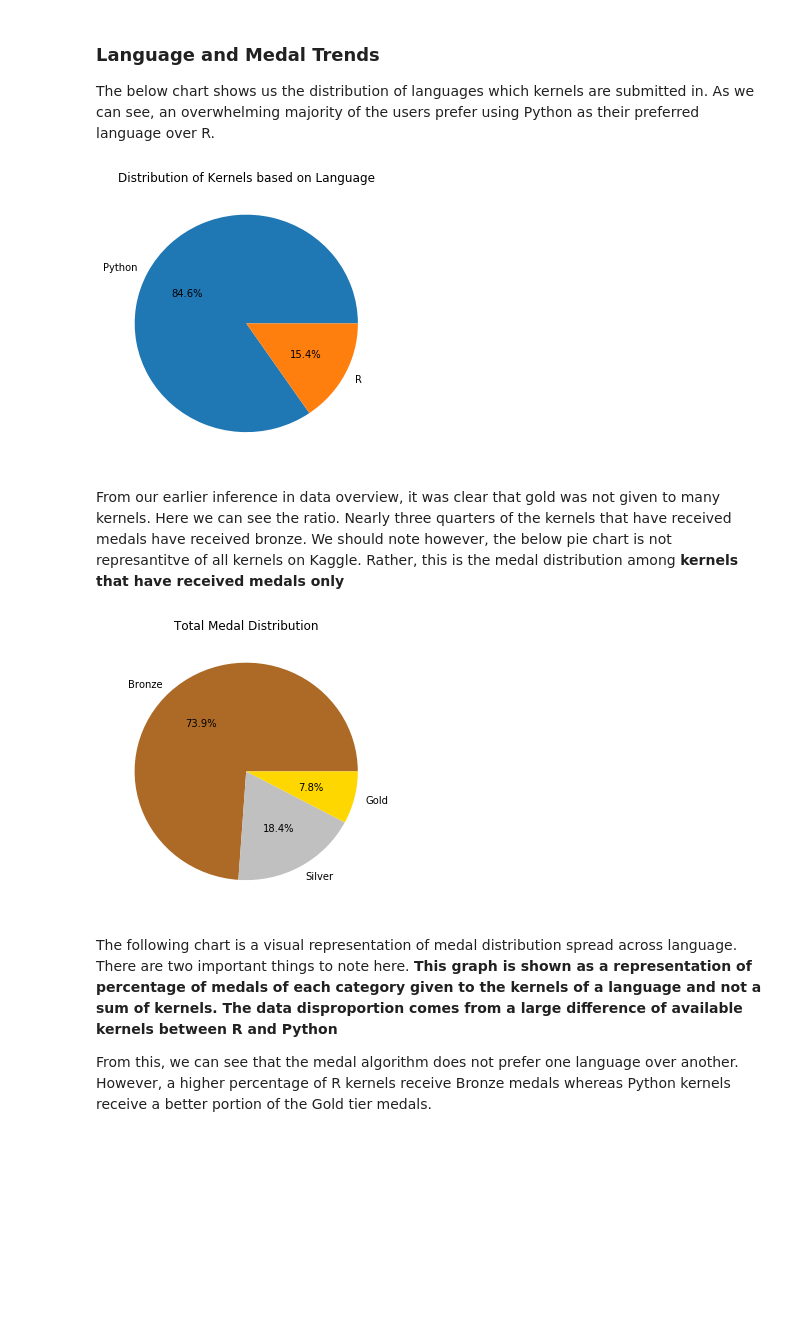
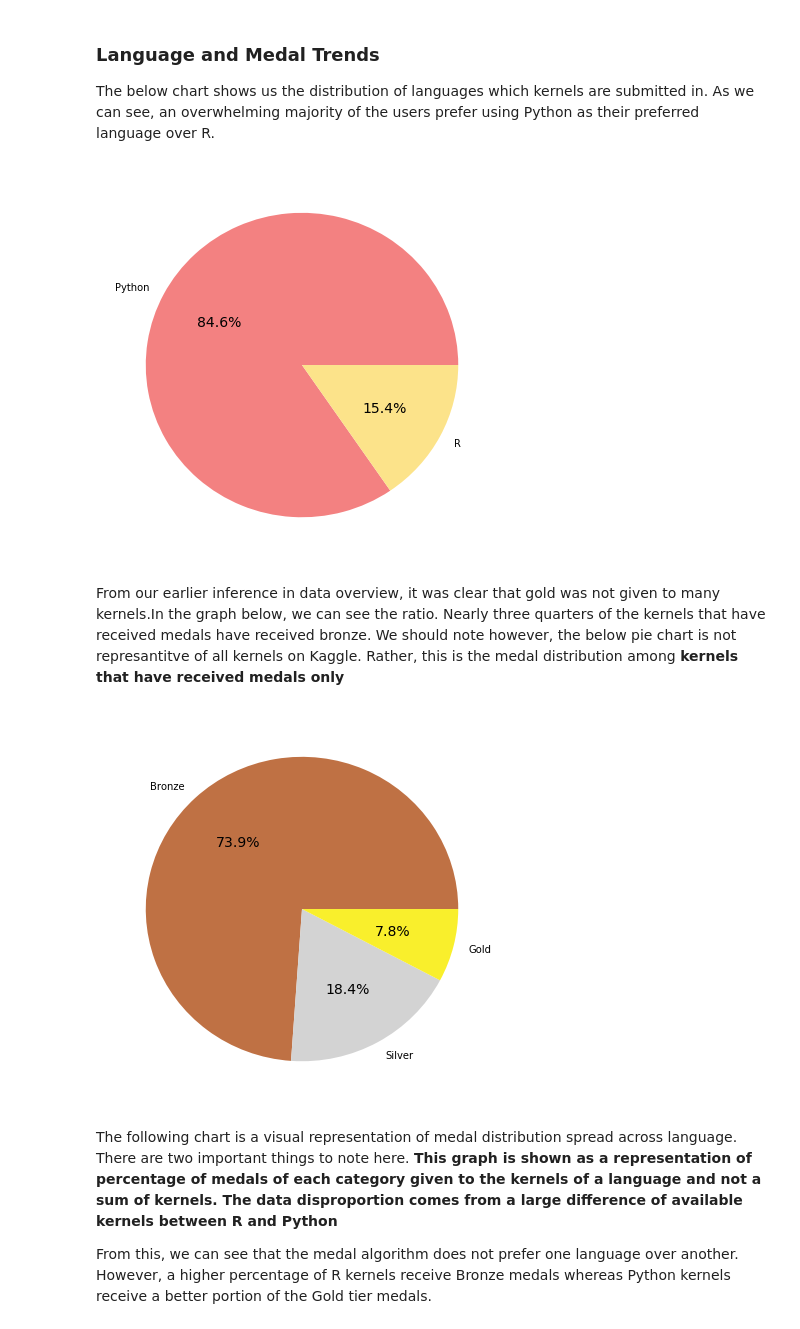
Before and after one commit to aravindpanil/Recommender, a Jupyter notebook: Kernels/Aravind_EDA.ipynb, the cells around one changed output. Cells and saved outputs as stored; diff of their text form; code cells hidden in the pictures; blank space fills up the shorter version.

```diff
--- a/Kernels/Aravind_EDA.ipynb
+++ b/Kernels/Aravind_EDA.ipynb
@@ -26,6 +28,9 @@ $( document ).ready(code_toggle);
 <a href="javascript:code_toggle()">Code</a>.''')
 # %% [output]
 [interactive output not drawn]
+# %%
+plt.rcParams['axes.facecolor'] = '#EAffd0'
+plt.rcParams['axes.prop_cycle'] = plt.cycler(color = ['#f38181','#95e1d3','#fce38a'])
 # %% [markdown]
 # EXPLORATORY DATA ANALYSIS
 
@@ -210,29 +212,29 @@ plt.show()
  The below chart shows us the distribution of languages which kernels are submitted in. As we can see, an overwhelming majority of the users prefer using Python as their preferred language over R.
 # %%
 #Number of Kernels per Language
-language_count = kernels['LanguageName'].value_counts().reset_index()
-language_count.columns = ['LanguageName','Count']
+temp = kernels['LanguageName'].value_counts().reset_index()
+temp.columns = ['LanguageName','Count']
 
-fig,ax = plt.subplots(1,1,figsize = (5,5))
-ax.pie(language_count.Count,labels = ['Python','R'],autopct="%1.1f%%")
-ax.set_title('Distribution of Kernels based on Language')
+fig3 = plt.figure(figsize = (7,7))
+plt.pie(temp.Count,labels = ['Python','R'],autopct="%1.1f%%", textprops={'fontsize': 14},colors = ['#f38181','#fce38a'])
+plt.savefig('fig3.png',bbox_inches='tight')
 plt.show()
 # %% [output]
-[figure, old version]
+[figure, new version]
 # %% [markdown]
-From our earlier inference in data overview, it was clear that gold was not given to many kernels. Here we can see the ratio. Nearly three quarters of the kernels that have received medals have received bronze. We should note however, the below pie chart is not represantitve of all kernels on Kaggle. Rather, this is the medal distribution among **kernels that have received medals only**
+From our earlier inference in data overview, it was clear that gold was not given to many kernels.In the graph below, we can see the ratio. Nearly three quarters of the kernels that have received medals have received bronze. We should note however, the below pie chart is not represantitve of all kernels on Kaggle. Rather, this is the medal distribution among **kernels that have received medals only**
 # %%
 #Medals
 medal = kernels[['Id','Medal','LanguageName']].copy()
-medalCount = medal['Medal'].value_counts().reset_index()
-medalCount.columns = ['Medal','Count']
+temp = medal['Medal'].value_counts().reset_index()
+temp.columns = ['Medal','Count']
 
-fig,ax = plt.subplots(1,1,figsize = (5,5))
-ax.pie(medalCount['Count'],labels=['Bronze','Silver','Gold'],colors = ['#ad6a27','Silver','Gold'],autopct="%1.1f%%")
-ax.set_title('Total Medal Distribution')
+fig4 = plt.figure(figsize = (7,7))
+plt.pie(temp['Count'],labels=['Bronze','Silver','Gold'],colors = ['#bf7144','#d3d3d3','#f9ef2c'],autopct="%1.1f%%",textprops={'fontsize': 14})
+plt.savefig('fig4.png',bbox_inches='tight')
 plt.show()
 # %% [output]
-[figure, old version]
+[figure, new version]
 # %% [markdown]
 The following chart is a visual representation of medal distribution spread across language. There are two important things to note here.
 **This graph is shown as a representation of percentage of medals of each category given to the kernels of a language and not a sum of kernels. The data disproportion comes from a large difference of available kernels between R and Python**
```
Also changed, not shown: parts of 25 cells of this notebook.
